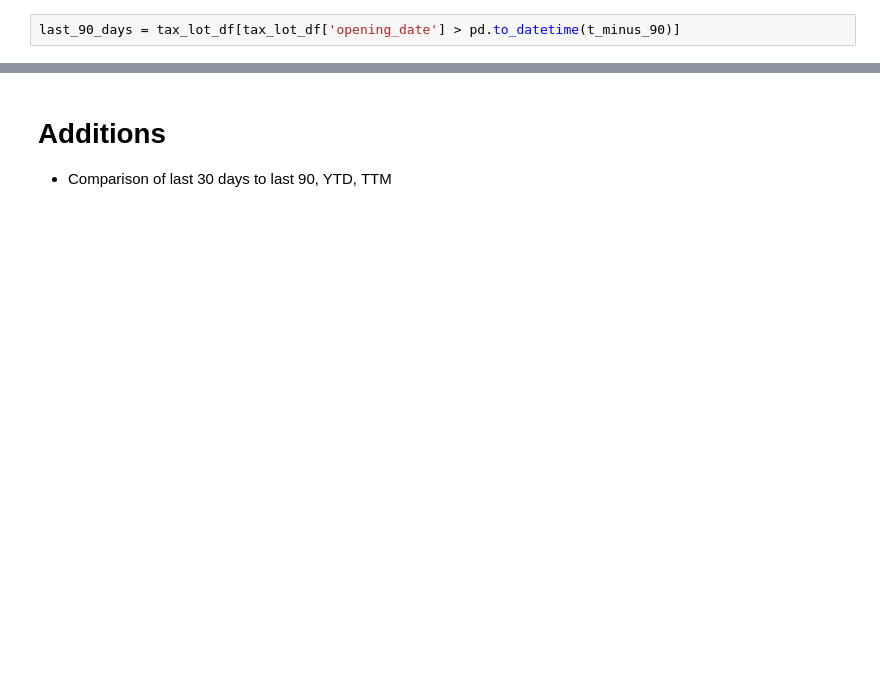
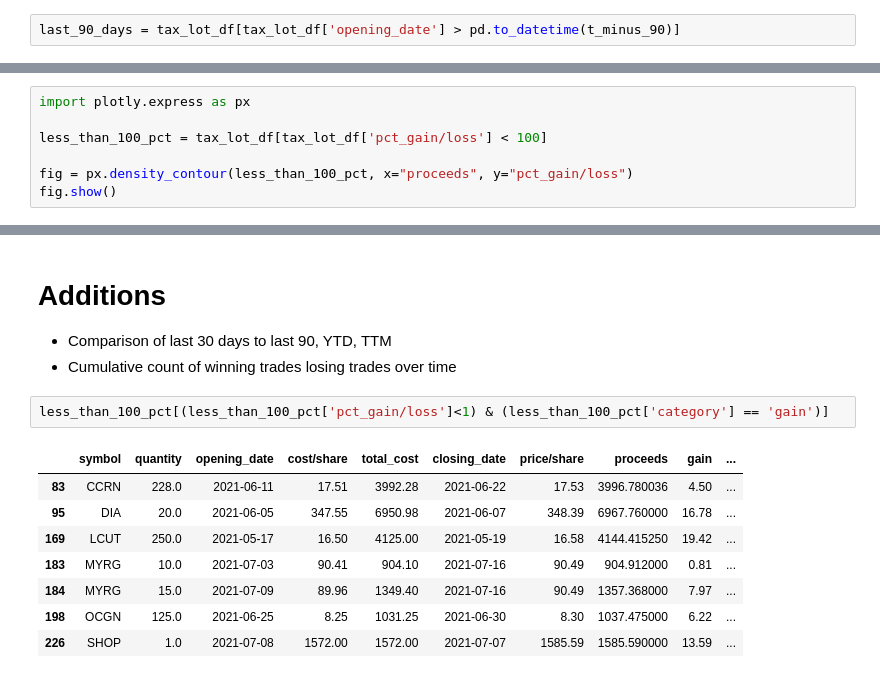
Before and after one commit to dancassin/etrade_analysis_dashboard, a Jupyter notebook: etrade_tax_lot_stats.ipynb, the cells around one changed output, grey strips where cells are left out. Saved outputs shown, nothing was run; the diff lists cells and outputs as text; blank space fills up the shorter version.

```diff
--- a/etrade_tax_lot_stats.ipynb
+++ b/etrade_tax_lot_stats.ipynb
@@ -133,0 +189,7 @@ print(f'Reward/Risk {risk_reward}')
+# %%
+import plotly.express as px
+
+less_than_100_pct = tax_lot_df[tax_lot_df['pct_gain/loss'] < 100]
+
+fig = px.density_contour(less_than_100_pct, x="proceeds", y="pct_gain/loss")
+fig.show()
@@ -135,3 +209,15 @@ print(f'Reward/Risk {risk_reward}')
 # Additions
 
 - Comparison of last 30 days to last 90, YTD, TTM
+- Cumulative count of winning trades losing trades over time
+# %%
+less_than_100_pct[(less_than_100_pct['pct_gain/loss']<1) & (less_than_100_pct['category'] == 'gain')]
+# %% [output]
+|  | symbol | quantity | opening_date | cost/share | total_cost | closing_date | price/share | proceeds | gain | ... |
+| 83 | CCRN | 228.0 | 2021-06-11 | 17.51 | 3992.28 | 2021-06-22 | 17.53 | 3996.780036 | 4.50 | ... |
+| 95 | DIA | 20.0 | 2021-06-05 | 347.55 | 6950.98 | 2021-06-07 | 348.39 | 6967.760000 | 16.78 | ... |
+| 169 | LCUT | 250.0 | 2021-05-17 | 16.50 | 4125.00 | 2021-05-19 | 16.58 | 4144.415250 | 19.42 | ... |
+| 183 | MYRG | 10.0 | 2021-07-03 | 90.41 | 904.10 | 2021-07-16 | 90.49 | 904.912000 | 0.81 | ... |
+| 184 | MYRG | 15.0 | 2021-07-09 | 89.96 | 1349.40 | 2021-07-16 | 90.49 | 1357.368000 | 7.97 | ... |
+| 198 | OCGN | 125.0 | 2021-06-25 | 8.25 | 1031.25 | 2021-06-30 | 8.30 | 1037.475000 | 6.22 | ... |
+| 226 | SHOP | 1.0 | 2021-07-08 | 1572.00 | 1572.00 | 2021-07-07 | 1585.59 | 1585.590000 | 13.59 | ... |
```
Also changed, not shown: parts of 20 cells of this notebook, 3 other files.
